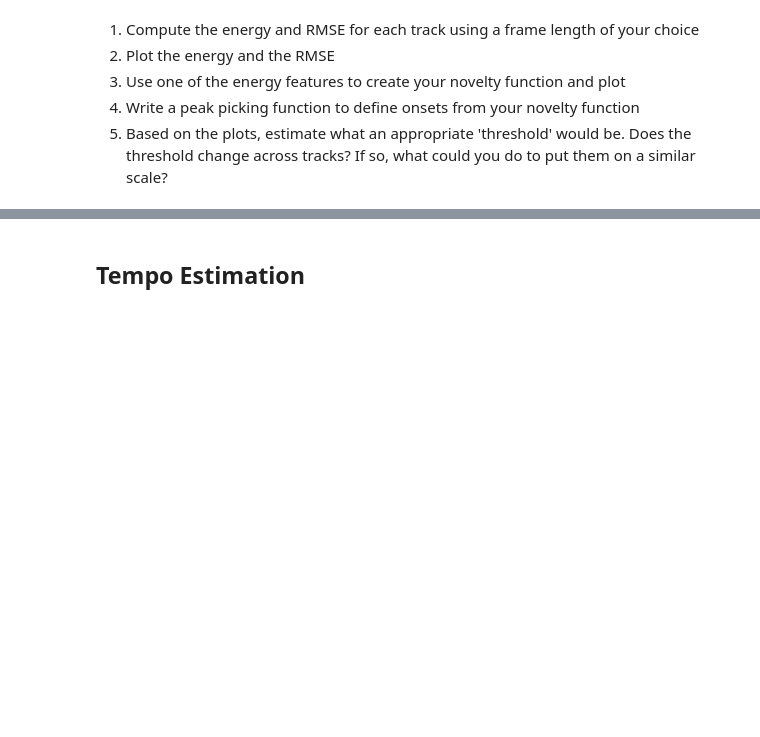
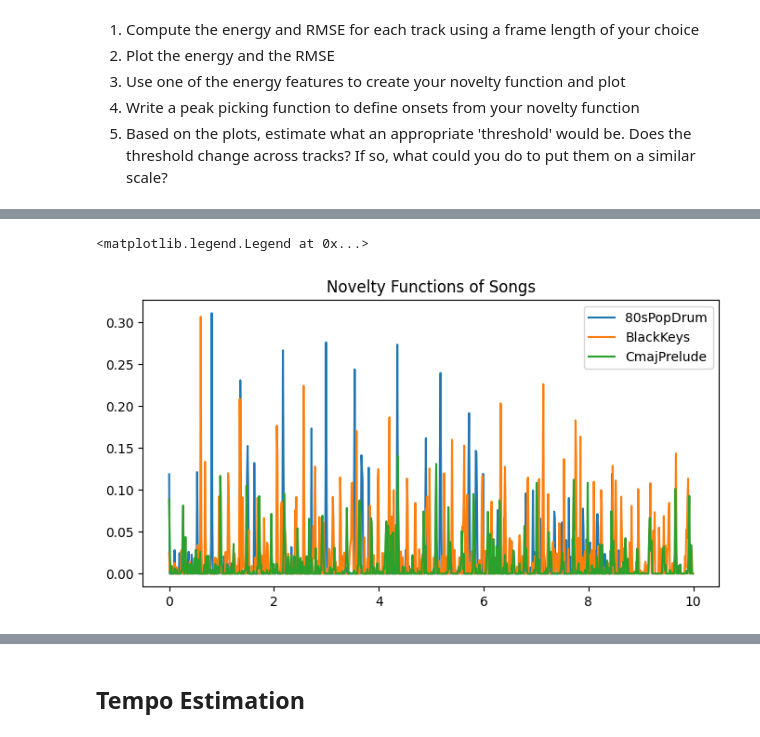
Before and after one commit to thedarknessuser/AudioTechII, a Jupyter notebook: Activities/Activity8_OnsetDetection.ipynb, the cells around one changed output, grey strips where cells are left out. Saved outputs shown, nothing was run; the diff lists cells and outputs as text; code cells hidden in the pictures; blank space fills up the shorter version.

```diff
--- a/Activities/Activity8_OnsetDetection.ipynb
+++ b/Activities/Activity8_OnsetDetection.ipynb
@@ -23,0 +82,18 @@ from scipy.io.wavfile import read
+# %%
+rmse_diff1 = np.diff(rmse1[0])
+novelty1 = np.concatenate((rmse_diff1, np.array([0])))
+novelty1[novelty1 < 0] = 0
+plt.plot(t1, novelty1)
+rmse_diff2 = np.diff(rmse2[0])
+novelty2 = np.concatenate((rmse_diff2, np.array([0])))
+novelty2[novelty2 < 0] = 0
+plt.plot(t2, novelty2)
+rmse_diff3 = np.diff(rmse3[0])
+novelty3 = np.concatenate((rmse_diff3, np.array([0])))
+novelty3[novelty3 < 0] = 0
+plt.plot(t3, novelty3)
+plt.title("Novelty Functions of Songs")
+plt.legend(['80sPopDrum', 'BlackKeys','CmajPrelude'])
+# %% [output]
+<matplotlib.legend.Legend at 0x...>
+[figure, added]
```
Also changed, not shown: parts of 8 cells of this notebook, 1 other file.
